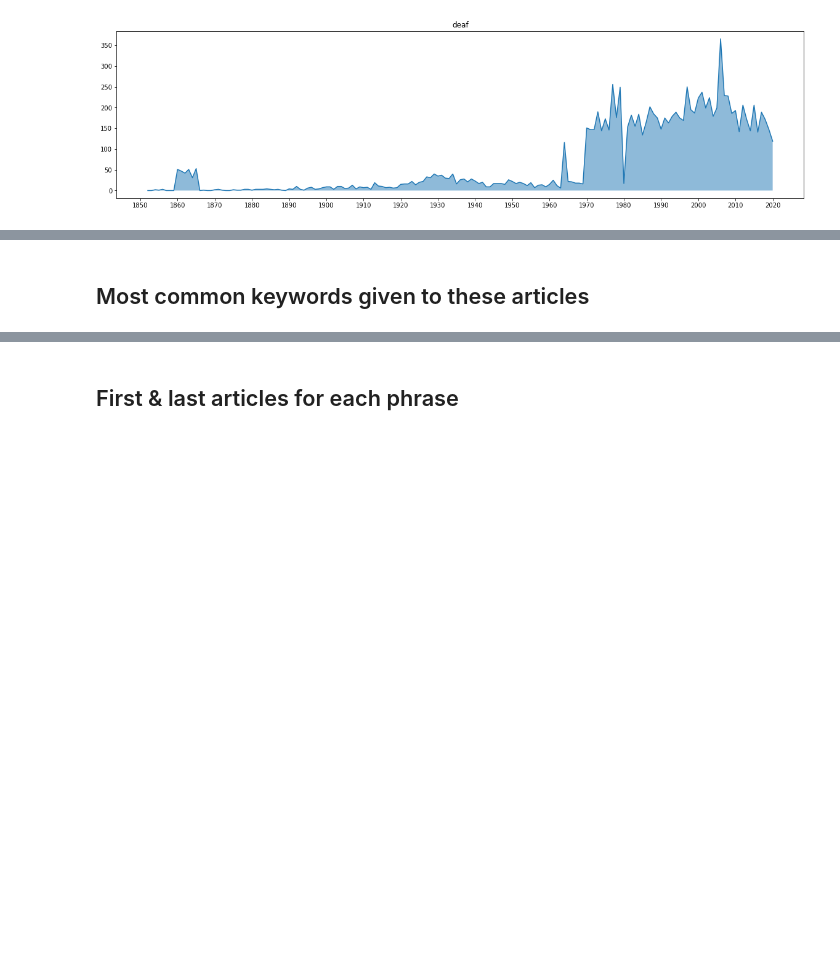
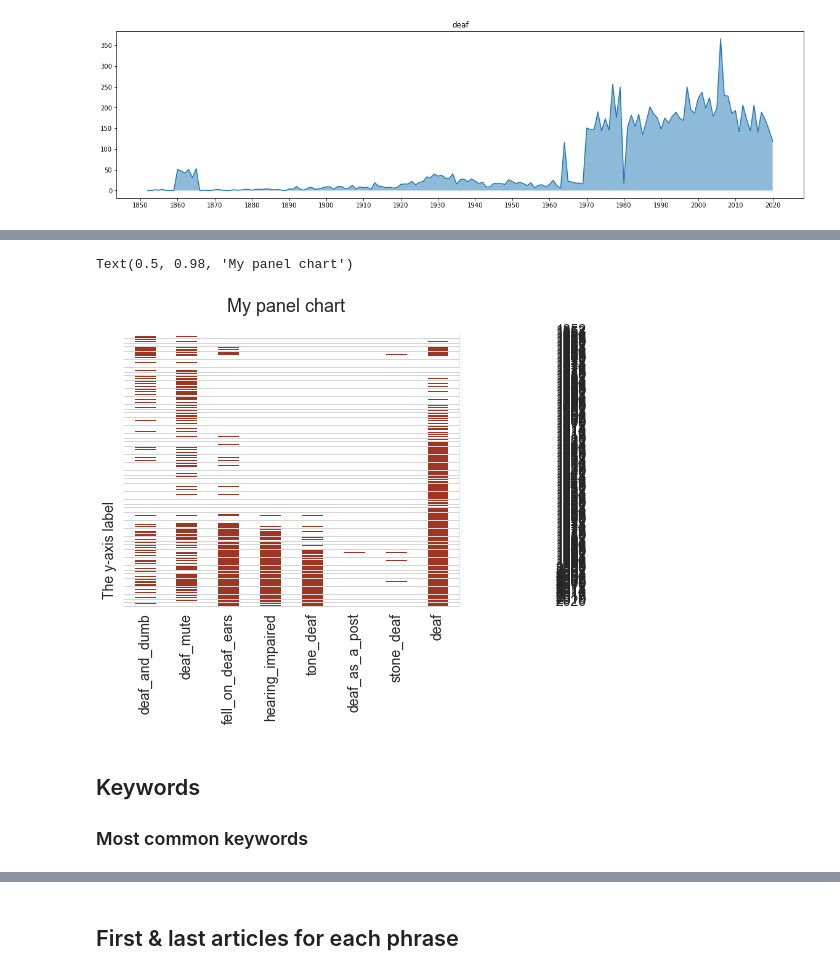
Before and after one commit to briennakh/nyt-deaf, a Jupyter notebook: explore_data.ipynb, the cells around one changed output, grey strips where cells are left out. Drawn from its saved outputs; the diff is of its cells as text; code cells hidden in the pictures; blank space fills up the shorter version.

```diff
--- a/explore_data.ipynb
+++ b/explore_data.ipynb
@@ -56,7 +77,7 @@ fig.subplots_adjust(hspace=0.5, wspace=0)
 
 for i, ax in enumerate(axarr.reshape(-1)):
     ax.set_title(phrases[i].replace('_', ' '), fontsize=20)
-    x, y = generate_xy(data, phrases[i])
+    x, y = generate_xy(phrase_data, phrases[i])
     ax.plot(x, y)
     ax.fill_between(x, y, alpha=0.5)
     ax.set_xticks(np.arange(1850, max(x)+1, 10))
@@ -81,0 +113,6 @@ plt.show()
+# %%
+y_vals = []
+for phrase in phrases:
+    x, y = generate_xy(phrase_data, phrase)
+    y_vals.append(y.values)
+y_vals
@@ -82,2 +137,28 @@ plt.show()
+# %%
+import seaborn as sns
+
+cols = ['col'+str(i) for i in range(10)]
+ind = ['ind'+str(i) for i in range(10)]
+df = pd.DataFrame(y_vals, index=phrases, columns=x)
+
+#create plot
+sns.set_style("whitegrid")
+axs = df.plot(kind='bar', subplots=True, sharey=True,
+              figsize=(6, 5), legend=False, yticks=[],
+              grid=False, ylim=(0, 14), edgecolor='none',
+              fontsize=14, color=[sns.xkcd_rgb["brownish red"]])
+plt.text(-1, 100, "The y-axis label", fontsize=14, rotation=90)  # add a y-label with custom positioning
+sns.despine(left=True)  # get rid of the axes
+for ax in axs:  # set the names beside the axes
+    #ax.lines[0].set_visible(False)  # remove ugly dashed line
+    ax.set_title('')
+    sername = ax.get_legend_handles_labels()[1][0]
+    ax.text(9.8, 5, sername, fontsize=14)
+plt.suptitle("My panel chart", fontsize=18)
+# %% [output]
+Text(0.5, 0.98, 'My panel chart')
+[figure, added]
 # %% [markdown]
-## Most common keywords given to these articles
+## Keywords
+
+### Most common keywords
```
Also changed, not shown: parts of 21 cells of this notebook.
